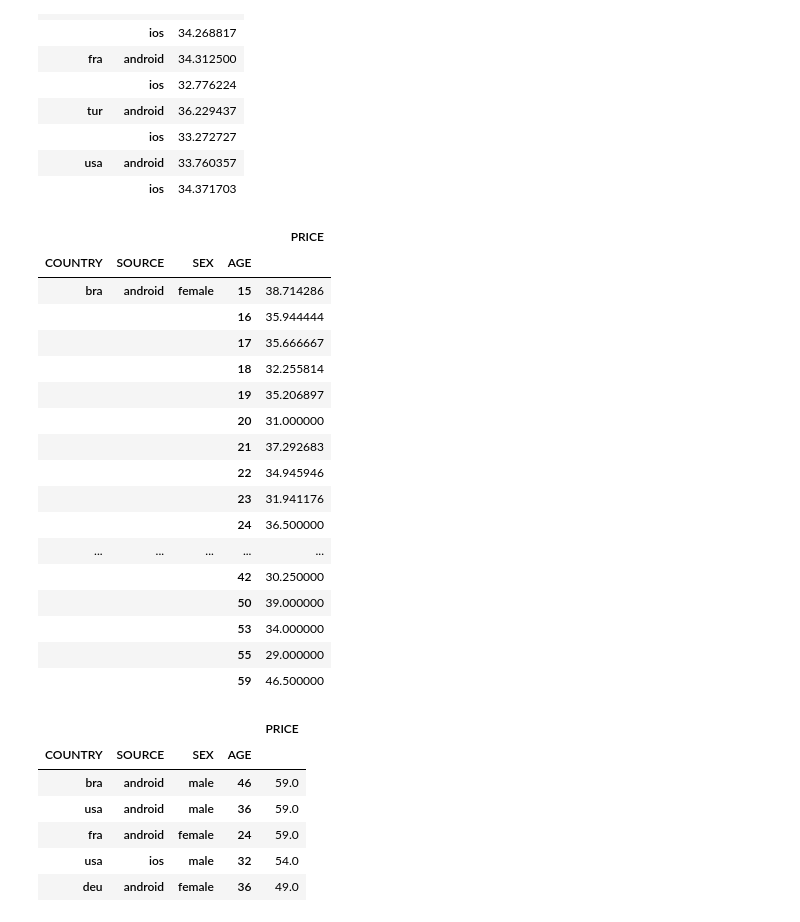
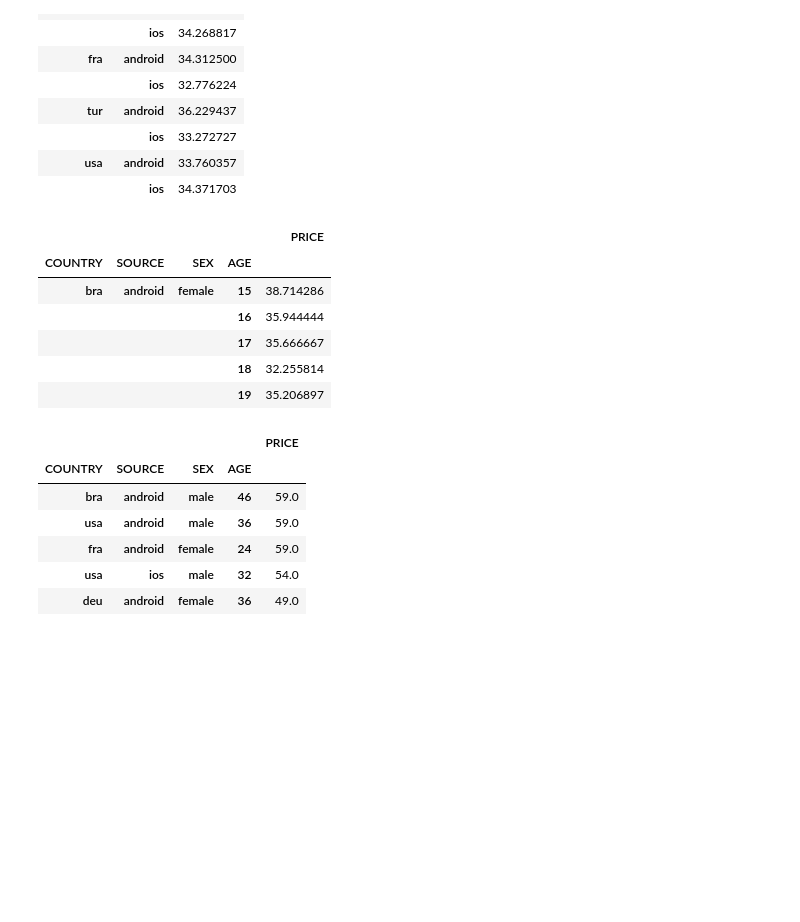
Before and after one commit to senolyldz20/Rule-Based-Classification-Case, a Jupyter notebook: Rule-Based-Classification-Case.ipynb, the cells around one changed output. Saved outputs shown, nothing was run; the diff lists cells and outputs as text; code cells hidden in the pictures; blank space fills up the shorter version.

```diff
--- a/Rule-Based-Classification-Case.ipynb
+++ b/Rule-Based-Classification-Case.ipynb
@@ -142,26 +142,15 @@ df.groupby(["COUNTRY","SOURCE"]).agg({"PRICE":"mean"})
 |  | ios | 34.371703 |
 # %%
 # GÖREV 2: COUNTRY, SOURCE, SEX, AGE kırılımında ortalama kazançlar nedir?
-df.groupby(["COUNTRY","SOURCE","SEX","AGE"]).agg({"PRICE":"mean"})
+df.groupby(["COUNTRY","SOURCE","SEX","AGE"]).agg({"PRICE":"mean"}).head()
 # %% [output]
 |  |  |  |  | PRICE |
 | COUNTRY | SOURCE | SEX | AGE |  |
 | bra | android | female | 15 | 38.714286 |
 |  |  |  | 16 | 35.944444 |
 |  |  |  | 17 | 35.666667 |
 |  |  |  | 18 | 32.255814 |
 |  |  |  | 19 | 35.206897 |
-|  |  |  | 20 | 31.000000 |
-|  |  |  | 21 | 37.292683 |
-|  |  |  | 22 | 34.945946 |
-|  |  |  | 23 | 31.941176 |
-|  |  |  | 24 | 36.500000 |
-| ... | ... | ... | ... | ... |
-|  |  |  | 42 | 30.250000 |
-|  |  |  | 50 | 39.000000 |
-|  |  |  | 53 | 34.000000 |
-|  |  |  | 55 | 29.000000 |
-|  |  |  | 59 | 46.500000 |
 # %%
 # GÖREV 3: Çıktıyı PRICE'a göre sıralayınız.
 
```
Also changed, not shown: parts of 11 cells of this notebook.
